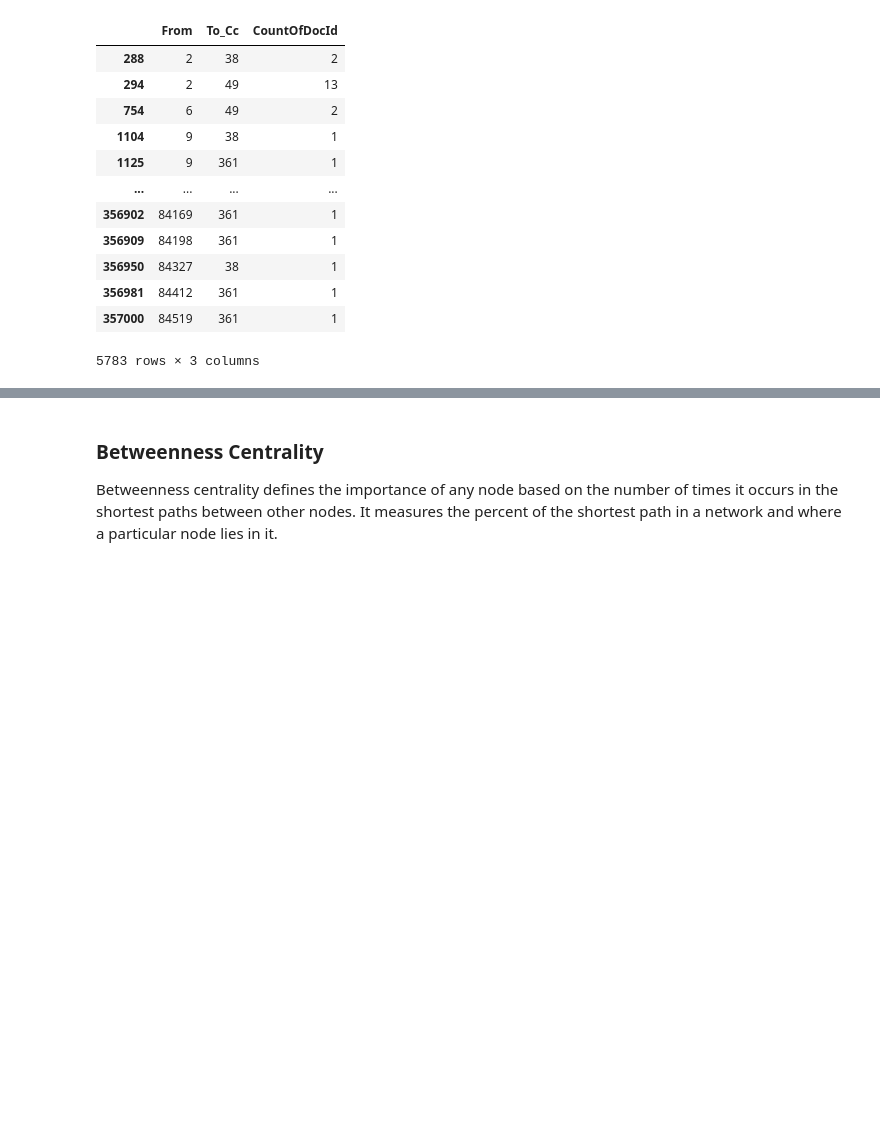
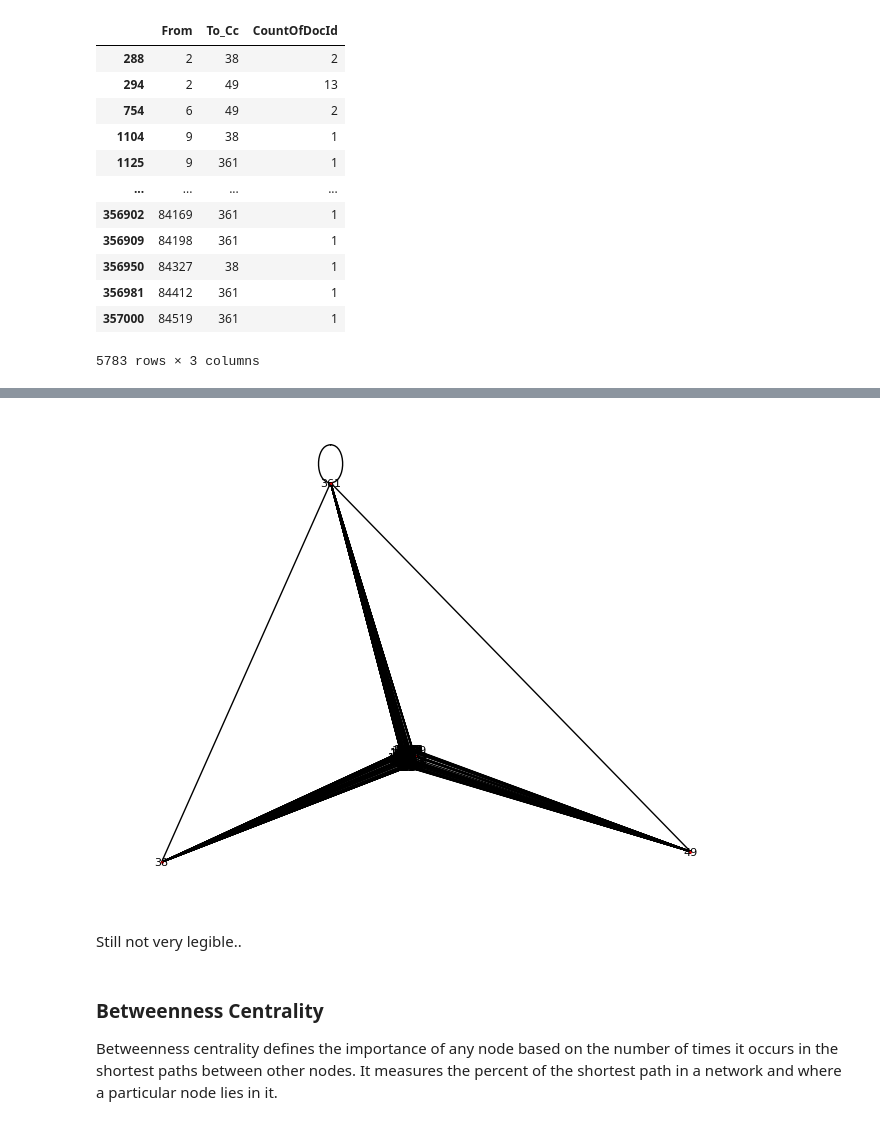
Before and after one commit to HansHenseler/masdav2024, a Jupyter notebook: Part_7_Email_analytics_and_visualisation.ipynb, the cells around one changed output, grey strips where cells are left out. Saved outputs shown, nothing was run; the diff lists cells and outputs as text; code cells hidden in the pictures; blank space fills up the shorter version.

```diff
--- a/Part_7_Email_analytics_and_visualisation.ipynb
+++ b/Part_7_Email_analytics_and_visualisation.ipynb
@@ -351,0 +355,42 @@ nx.draw(G_important, pos=nx.fruchterman_reingold_layout(G_important), node_size=
+# %%
+# Group by 'From' and 'To_Cc' and get the count
+shared_contacts = relations.groupby(['From', 'To_Cc']).size().reset_index(name='Count')
+
+# Initialize an empty list to store contacts data
+all_contacts = []
+
+# List of key people
+key_people = [361, 38, 49]
+
+# Loop through each person in key_people
+for person in key_people:
+    # Use a set to store unique contacts
+    person_contacts = set()
+
+    # Get contacts where 'From' is the person
+    person_contacts.update(relations[relations.From == person]['To_Cc'].tolist())
+    # Add contacts where 'To_Cc' is the person
+    person_contacts.update(relations[relations.To_Cc == person]['From'].tolist())
+
+    # Convert set to list and print the length and contacts list
+    person_contacts = list(person_contacts)
+    print(len(person_contacts), person_contacts)
+
+    # Convert to DataFrame and add to all_contacts list
+    contacts_df = pd.DataFrame(person_contacts, columns=['Values'])
+    all_contacts.append(contacts_df)
+
+# Concatenate all the contact DataFrames and count occurrences
+contacts = pd.concat(all_contacts, axis=0).value_counts().rename_axis('Values').to_frame('Count')
+
+
+contact_list = contacts[contacts['Count'] > 2].index.get_level_values(0).tolist()
+print(len(contact_list),contact_list)  # Output: [143, 337, 657, ...]
+
+important_persons = relations[
+    (relations.From.isin(contact_list) & relations.To_Cc.isin(key_people)) |
+    (relations.From.isin(key_people) & relations.To_Cc.isin(contact_list))
+]
+
+G_important_shared = nx.from_pandas_edgelist(important_persons, source='From', target='To_Cc')
+important_persons
@@ -352,3 +415,10 @@ nx.draw(G_important, pos=nx.fruchterman_reingold_layout(G_important), node_size=
+# %%
+nx.draw(G_important_shared, pos=nx.fruchterman_reingold_layout(G_important), node_size=1,node_color='red',with_labels=True,font_size=8)
+spring_layout
+# %% [output]
+[figure, added]
+# %% [markdown]
+Still not very legible..
 # %% [markdown]
 ### Betweenness Centrality
 
```
Also changed, not shown: parts of 8 cells of this notebook.
